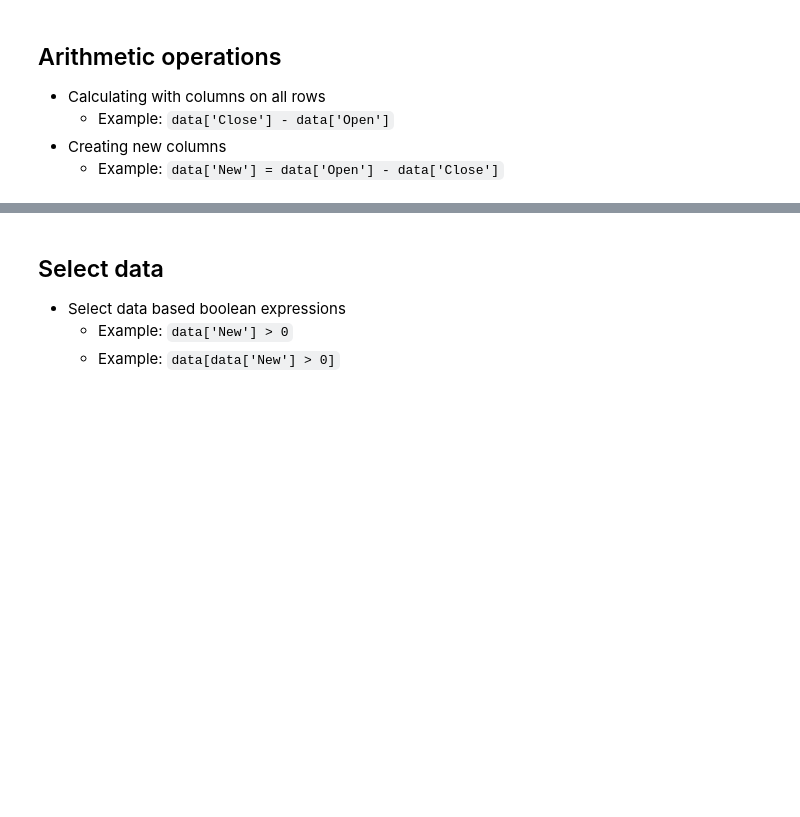
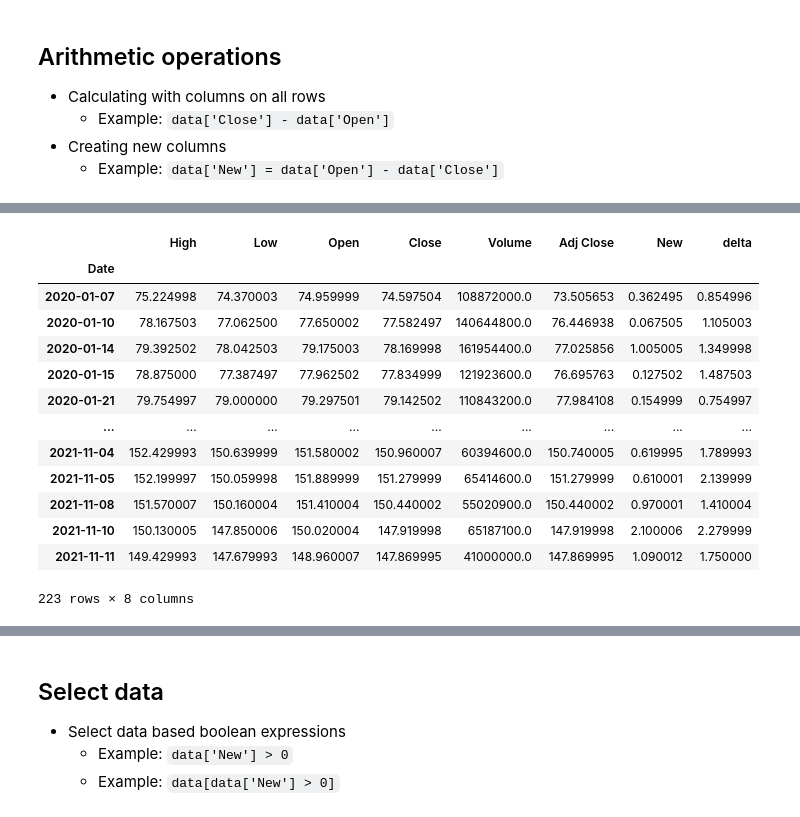
Before and after one commit to ad3rinto/data-science-rune, a Jupyter notebook: 02 - Lesson - pandas for Data Science.ipynb, the cells around one changed output, grey strips where cells are left out. Saved outputs shown, nothing was run; the diff lists cells and outputs as text; code cells hidden in the pictures; blank space fills up the shorter version.

````diff
--- a/02 - Lesson - pandas for Data Science.ipynb
+++ b/02 - Lesson - pandas for Data Science.ipynb
@@ -42,3 +44,6 @@
     - ```filename```: The path to the filename
     - ```parse_dates=True```: If True -> try parsing the index (default False)
     - ```index_col=0```: Set the index to be column 0
+# %%
+data = pd.read_csv("files/aapl.csv", parse_dates =True, index_col =0)
+data.head()
@@ -68,3 +168,7 @@
     - Example: ```data['Close'] - data['Open']```
 - Creating new columns
     - Example: ```data['New'] = data['Open'] - data['Close']```
+# %%
+data["New"] = data["Open"] - data["Close"]
+# %%
+data["delta"] = data["High"] - data["Low"]
@@ -70,0 +197,17 @@
+# %%
+data[data['New'] > 0]
+# %% [output]
+|  | High | Low | Open | Close | Volume | Adj Close | New | delta |
+| Date |  |  |  |  |  |  |  |  |
+| 2020-01-07 | 75.224998 | 74.370003 | 74.959999 | 74.597504 | 108872000.0 | 73.505653 | 0.362495 | 0.854996 |
+| 2020-01-10 | 78.167503 | 77.062500 | 77.650002 | 77.582497 | 140644800.0 | 76.446938 | 0.067505 | 1.105003 |
+| 2020-01-14 | 79.392502 | 78.042503 | 79.175003 | 78.169998 | 161954400.0 | 77.025856 | 1.005005 | 1.349998 |
+| 2020-01-15 | 78.875000 | 77.387497 | 77.962502 | 77.834999 | 121923600.0 | 76.695763 | 0.127502 | 1.487503 |
+| 2020-01-21 | 79.754997 | 79.000000 | 79.297501 | 79.142502 | 110843200.0 | 77.984108 | 0.154999 | 0.754997 |
+| ... | ... | ... | ... | ... | ... | ... | ... | ... |
+| 2021-11-04 | 152.429993 | 150.639999 | 151.580002 | 150.960007 | 60394600.0 | 150.740005 | 0.619995 | 1.789993 |
+| 2021-11-05 | 152.199997 | 150.059998 | 151.889999 | 151.279999 | 65414600.0 | 151.279999 | 0.610001 | 2.139999 |
+| 2021-11-08 | 151.570007 | 150.160004 | 151.410004 | 150.440002 | 55020900.0 | 150.440002 | 0.970001 | 1.410004 |
+| 2021-11-10 | 150.130005 | 147.850006 | 150.020004 | 147.919998 | 65187100.0 | 147.919998 | 2.100006 | 2.279999 |
+| 2021-11-11 | 149.429993 | 147.679993 | 148.960007 | 147.869995 | 41000000.0 | 147.869995 | 1.090012 | 1.750000 |
+223 rows × 8 columns
````
Also changed, not shown: parts of 14 cells of this notebook, 1 other file.
